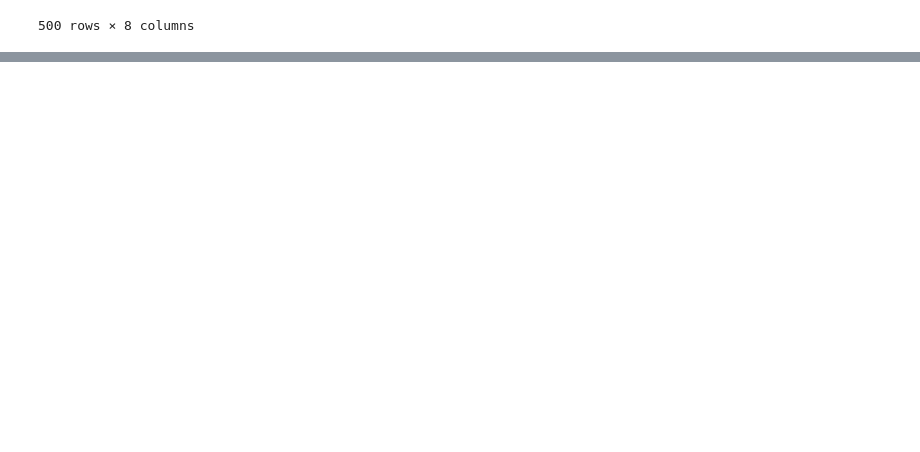
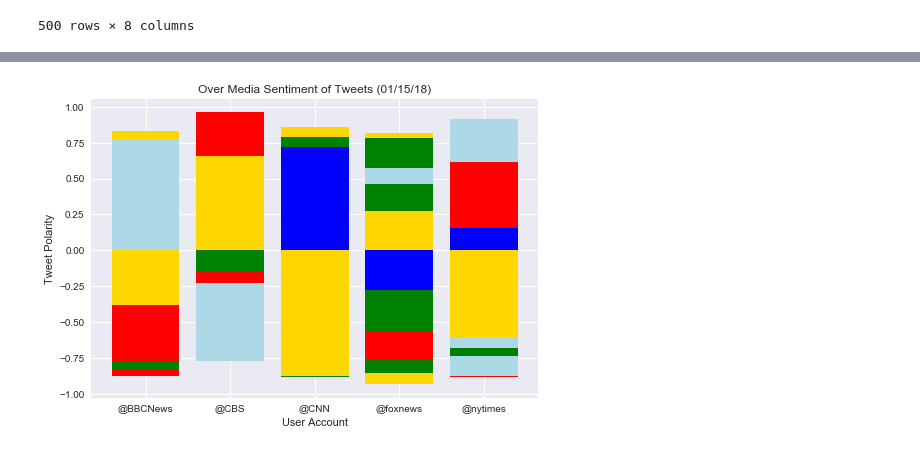
Before and after one commit to timothyyu/twitter-sentiment, a Jupyter notebook: main.ipynb, the cells around one changed output, grey strips where cells are left out. Drawn from its saved outputs; the diff is of its cells as text; code cells hidden in the pictures; blank space fills up the shorter version.

```diff
--- a/main.ipynb
+++ b/main.ipynb
@@ -104,0 +108,9 @@ sns.plt.show()
+# %%
+#sentiments_pd_grouped = sentiments_pd.groupby(['User'])
+plt.bar(sentiments_pd['User'], sentiments_pd['Compound'],color=["lightblue", 'green', 'red', 'blue', 'gold'] )
+sns.plt.title("Over Media Sentiment of Tweets (%s)" % (time.strftime("%x")))
+sns.plt.ylabel("Tweet Polarity")
+sns.plt.xlabel("User Account")
+plt.show()
+# %% [output]
+[figure, added]
```
Also changed, not shown: parts of 2 cells of this notebook.
